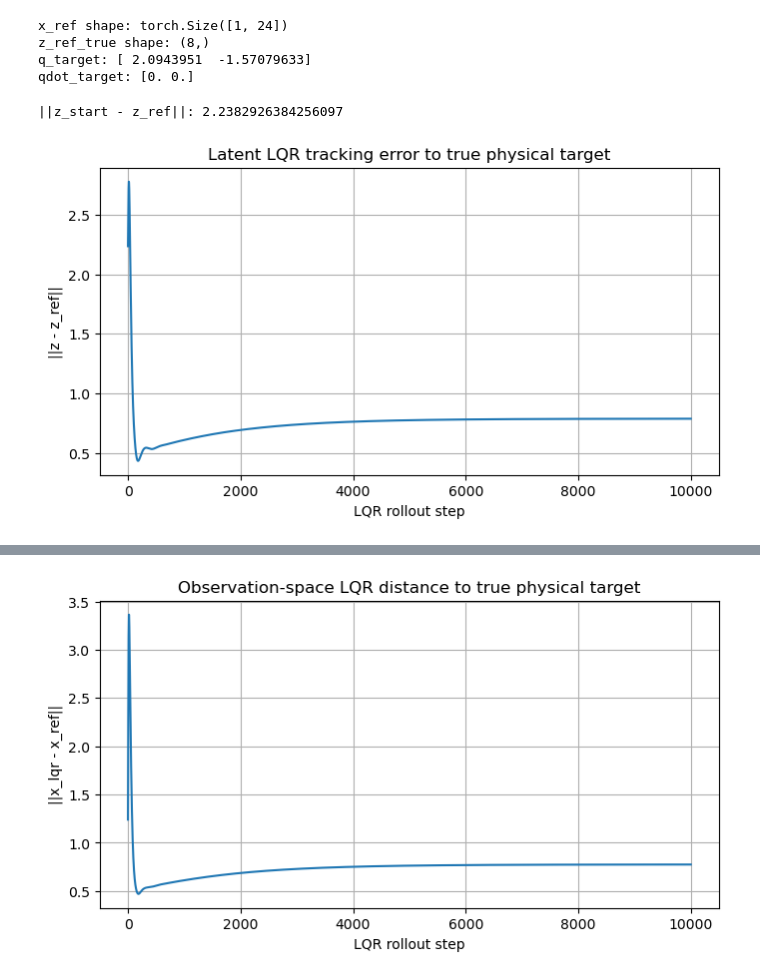
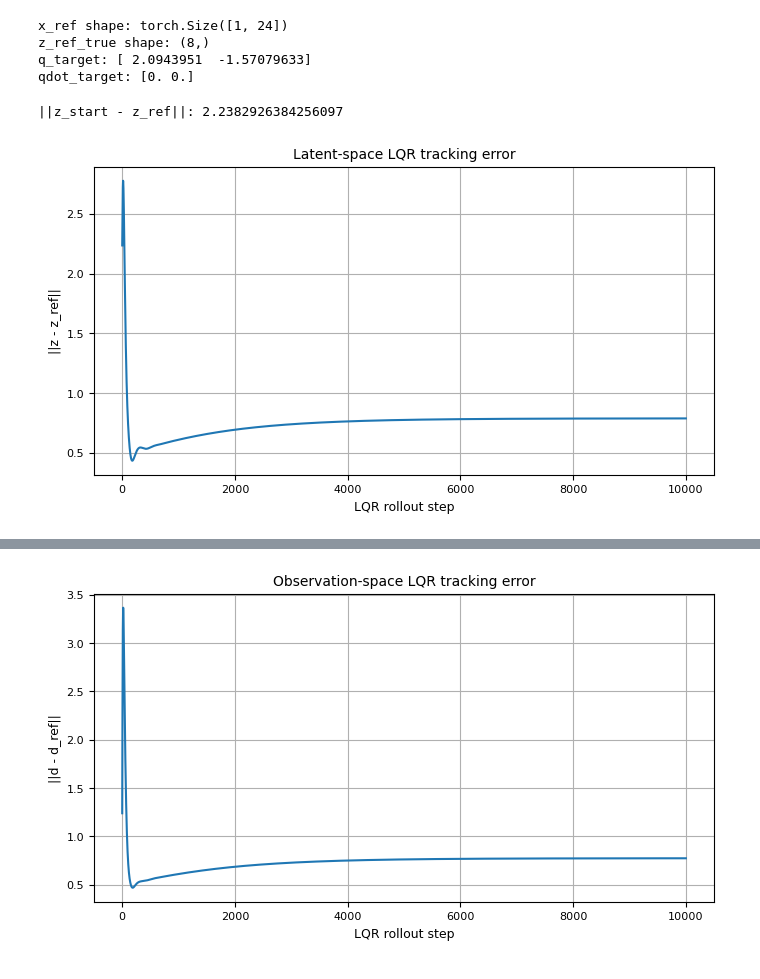
Before and after one commit to kiranThyagarajan/master-thesis, a Jupyter notebook: src/koopman-markers.ipynb, the cells around one changed output, grey strips where cells are left out. Cells and saved outputs as stored; diff of their text form; code cells hidden in the pictures.

```diff
--- a/src/koopman-markers.ipynb
+++ b/src/koopman-markers.ipynb
@@ -647,7 +647,7 @@ plt.figure(figsize=(8, 4))
 plt.plot(latent_error)
 plt.xlabel("LQR rollout step")
 plt.ylabel("||z - z_ref||")
-plt.title("Latent LQR tracking error to true physical target")
+plt.title("Latent-space LQR tracking error")
 plt.grid(True)
 plt.show()
 
@@ -662,8 +662,8 @@ obs_error_lqr = np.linalg.norm(x_lqr_np - x_ref_np_eval[None, :], axis=1)
 plt.figure(figsize=(8, 4))
 plt.plot(obs_error_lqr)
 plt.xlabel("LQR rollout step")
-plt.ylabel("||x_lqr - x_ref||")
-plt.title("Observation-space LQR distance to true physical target")
+plt.ylabel("||d - d_ref||")
+plt.title("Observation-space LQR tracking error")
 plt.grid(True)
 plt.show()
 
@@ -672,4 +672,4 @@ print("final observation error:", obs_error_lqr[-1])
 print("relative final observation error:", obs_error_lqr[-1] / obs_error_lqr[0])
 # %% [output]
 ||z_start - z_ref||: 2.2382926384256097
-[figure, old version]
+[figure, new version]
@@ -679 +679 @@ relative final error: 0.3521314497010169
-[figure, old version]
+[figure, new version]
```
Also changed, not shown: parts of 17 cells of this notebook, 12 other files.
